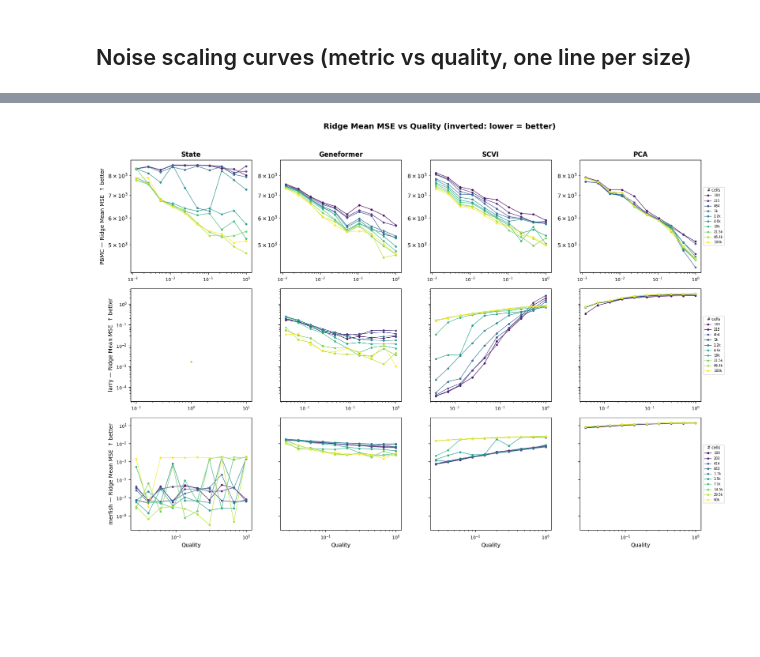
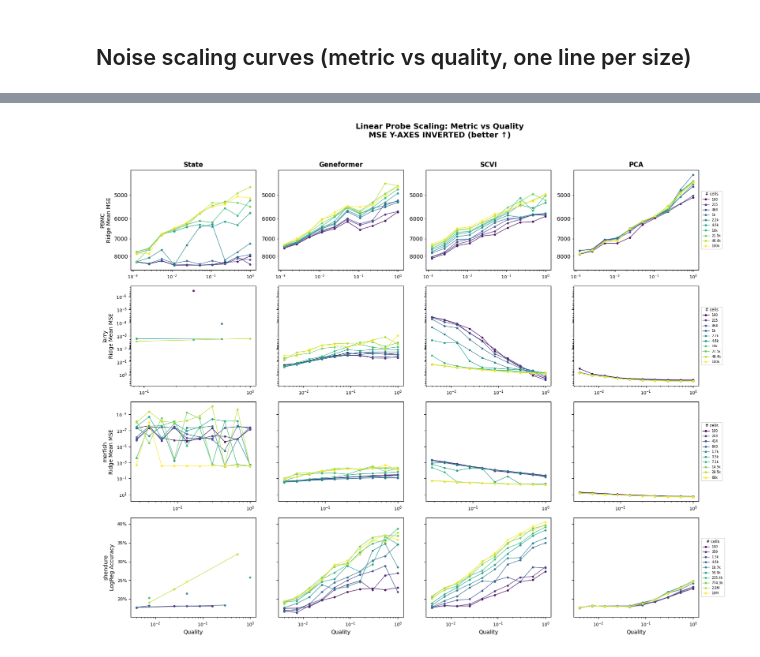
Before and after one commit to igor-sadalski/Scaling-up-measurement-noise-scaling-laws, a Jupyter notebook: analysis/2026-04-15_15-30_plot_linear_probe_scaling_curves.ipynb, the cells around one changed output, grey strips where cells are left out. Saved outputs shown, nothing was run; the diff lists cells and outputs as text; code cells hidden in the pictures; blank space fills up the shorter version.

```diff
--- a/analysis/2026-04-15_15-30_plot_linear_probe_scaling_curves.ipynb
+++ b/analysis/2026-04-15_15-30_plot_linear_probe_scaling_curves.ipynb
@@ -240,9 +159,10 @@ def plot_scaling_curves(df, metric_col, metric_label, ds_order=DS_ORDER, algo_or
 # %%
-# (metric_col, display_label, lower_is_better, pct)
-REGRESSION_METRICS_DISPLAY = [
-    ('ridge_mean_mse', 'Ridge Mean MSE', True, False),
+# Combined figure: each row is one (dataset, metric) pair
+# (dataset, metric_col, display_label, lower_is_better, pct)
+ROW_SPECS = [
+    ('PBMC',     'ridge_mean_mse',  'Ridge Mean MSE',    True,  False),
+    ('larry',    'ridge_mean_mse',  'Ridge Mean MSE',    True,  False),
+    ('merfish',  'ridge_mean_mse',  'Ridge Mean MSE',    True,  False),
+    ('shendure', 'logreg_accuracy', 'LogReg Accuracy',   False, True),
 ]
-CLASSIFICATION_METRICS_DISPLAY = [
-    ('logreg_accuracy', 'LogReg Accuracy', False, False),
-]
 # %% [markdown]
@@ -250,6 +170,85 @@ CLASSIFICATION_METRICS_DISPLAY = [
 # %%
-for metric_col, metric_label, lib, pct in REGRESSION_METRICS_DISPLAY:
-    plot_scaling_curves(df, metric_col, metric_label,
-                        ds_order=['PBMC', 'larry', 'merfish'], lower_is_better=lib, pct=pct)
+algorithms = [a for a in ALGO_ORDER if a in df['algorithm'].unique()]
+n_rows = len(ROW_SPECS)
+n_cols = len(algorithms)
+
+plain_fmtr = mticker.FuncFormatter(_plain_number)
+
+fig, axes = plt.subplots(n_rows, n_cols,
+                         figsize=(4 * n_cols + 1.6, 3.2 * n_rows + 0.8),
+                         squeeze=False, sharex=False)
+
+# Share y within each row (but not across rows — different metrics)
+for i in range(n_rows):
+    for j in range(1, n_cols):
+        axes[i, j].sharey(axes[i, 0])
+
+cmap = plt.cm.viridis
+
+for i, (ds, metric_col, metric_label, lower_is_better, pct) in enumerate(ROW_SPECS):
+    # Sizes and colornorm for this dataset
+    sizes = sorted(df[df['dataset'] == ds]['size'].unique())
+    norm = mcolors.LogNorm(vmin=min(sizes), vmax=max(sizes)) if sizes else None
+
+    for j, algo in enumerate(algorithms):
+        ax = axes[i, j]
+        sub = df[(df['dataset'] == ds) & (df['algorithm'] == algo)].dropna(subset=[metric_col])
+
+        if sub.empty:
+            ax.text(0.5, 0.5, 'no data', ha='center', va='center',
+                    transform=ax.transAxes, color='gray', fontsize=10)
+        else:
+            for sz in sorted(sub['size'].unique()):
+                color = cmap(norm(sz))
+                sz_df = sub[sub['size'] == sz].sort_values('quality')
+                y = sz_df[metric_col] * 100 if pct else sz_df[metric_col]
+                ax.plot(sz_df['quality'], y,
+                        marker='o', markersize=3, linewidth=1, color=color,
+                        alpha=0.85, label=_fmt_size(sz))
+
+        ax.set_xscale('log')
+        if pct:
+            ax.yaxis.set_major_formatter(
+                mticker.FuncFormatter(lambda v, _: f'{v:.0f}%'))
+        else:
+            ax.set_yscale('log')
+            if ds == 'PBMC':
+                # PBMC MSE values are ~4000-9000: show major+minor as plain integers
+                ax.yaxis.set_major_formatter(plain_fmtr)
+                ax.yaxis.set_minor_formatter(plain_fmtr)
+            else:
+                # larry/merfish: default log formatting, suppress minor labels
+                ax.yaxis.set_minor_formatter(mticker.NullFormatter())
+
+        # x-label only on last row
+        if i == n_rows - 1:
+            ax.set_xlabel('Quality', fontsize=10)
+        # y-label: dataset + metric subtitle
+        if j == 0:
+            ax.set_ylabel(f'{ds}\n{metric_label}', fontsize=10)
+        # algo title on top row
+        if i == 0:
+            ax.set_title(algo, fontsize=12, fontweight='bold')
+        ax.tick_params(labelsize=8)
+        if j > 0:
+            ax.tick_params(labelleft=False)
+
+    # Invert y-axis ONCE on the lead axis (shared axes toggle on each call)
+    if lower_is_better:
+        axes[i, 0].invert_yaxis()
+
+    # Legend to the right of last column per row
+    last_ax = axes[i, n_cols - 1]
+    handles, labels = last_ax.get_legend_handles_labels()
+    if handles:
+        last_ax.legend(handles, labels, title='# cells', fontsize=6,
+                       title_fontsize=7, loc='center left',
+                       bbox_to_anchor=(1.02, 0.5), borderaxespad=0,
+                       frameon=True, framealpha=0.8)
+
+fig.suptitle('Linear Probe Scaling: Metric vs Quality\nMSE Y-AXES INVERTED (better \u2191)',
+             fontsize=14, fontweight='bold')
+fig.tight_layout(rect=[0, 0.01, 0.92, 0.96])
+plt.show()
 # %% [output]
-[figure, old version]
+[figure, new version]
```
Also changed, not shown: parts of 7 cells of this notebook, 6 other files.
